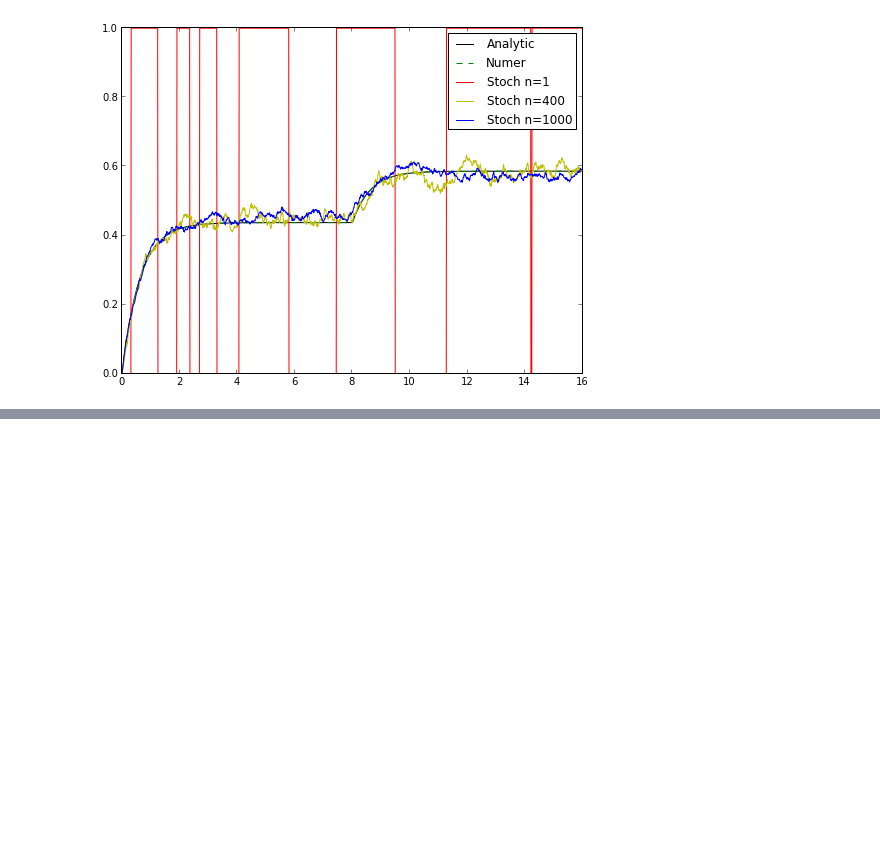
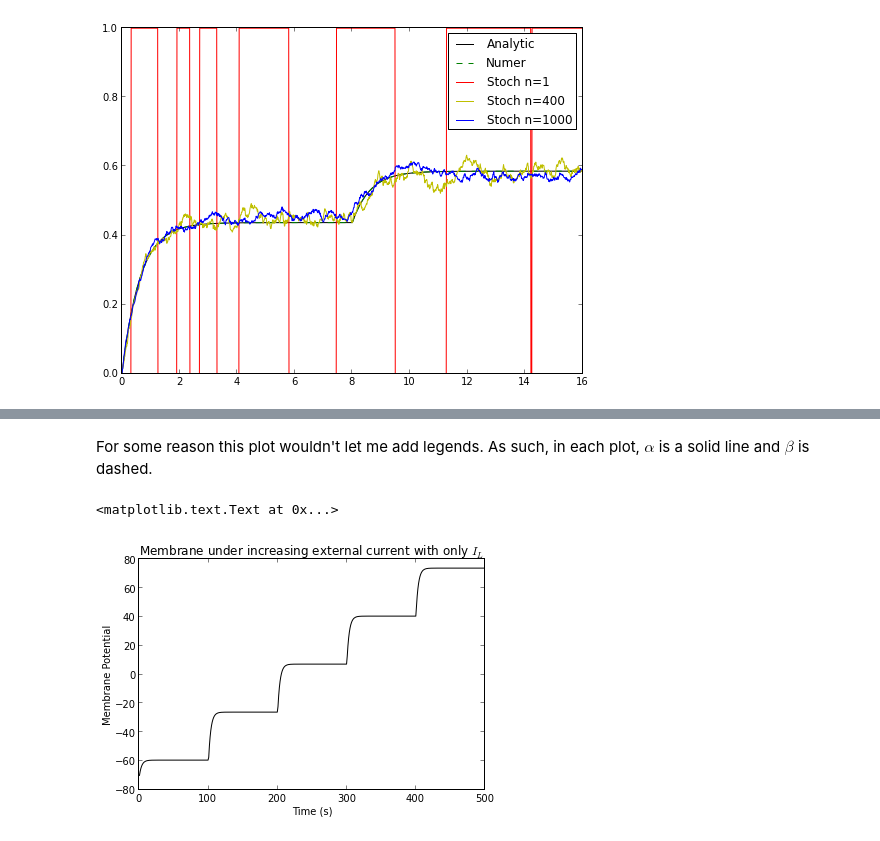
Before and after one commit to forrestsheldon/neurodynamics, a Jupyter notebook: week_2_Single_compartment_neural_models.ipynb, the cells around one changed output, grey strips where cells are left out. Cells and saved outputs as stored; diff of their text form; code cells hidden in the pictures; blank space fills up the shorter version.

```diff
--- a/week_2_Single_compartment_neural_models.ipynb
+++ b/week_2_Single_compartment_neural_models.ipynb
@@ -125,0 +173,24 @@ axes1.legend()
+# %% [markdown]
+For some reason this plot wouldn't let me add legends.  As such, in each plot, $\alpha$ is a solid line and $\beta$ is dashed.
+# %%
+def I_leak(V): return g_L * (V - E_L)
+
+#I_ext steps up by 10 uA every 100 ms
+def I_ext(t):
+    return 10 * np.floor(t/100.)
+
+def deriv_V_t_leak_ext(V, t):
+    return (1. / C_m) * (-I_leak(V) + I_ext(t))
+
+t = np.linspace(0, 500, num=500)
+V_ext_leak = scp.integrate.odeint(deriv_V_t_leak_ext, V_rest, t)
+
+fig3 = plt.figure()
+ax3 = fig3.add_axes([0.1, 0.1, 0.8, 0.8])
+ax3.plot(t, V_ext_leak, 'k-')
+ax3.set_xlabel('Time (s)')
+ax3.set_ylabel('Membrane Potential')
+ax3.set_title('Membrane under increasing external current with only $I_L$')
+# %% [output]
+<matplotlib.text.Text at 0x...>
+[figure, added]
```
Also changed, not shown: parts of 16 cells of this notebook, 1 other file.
